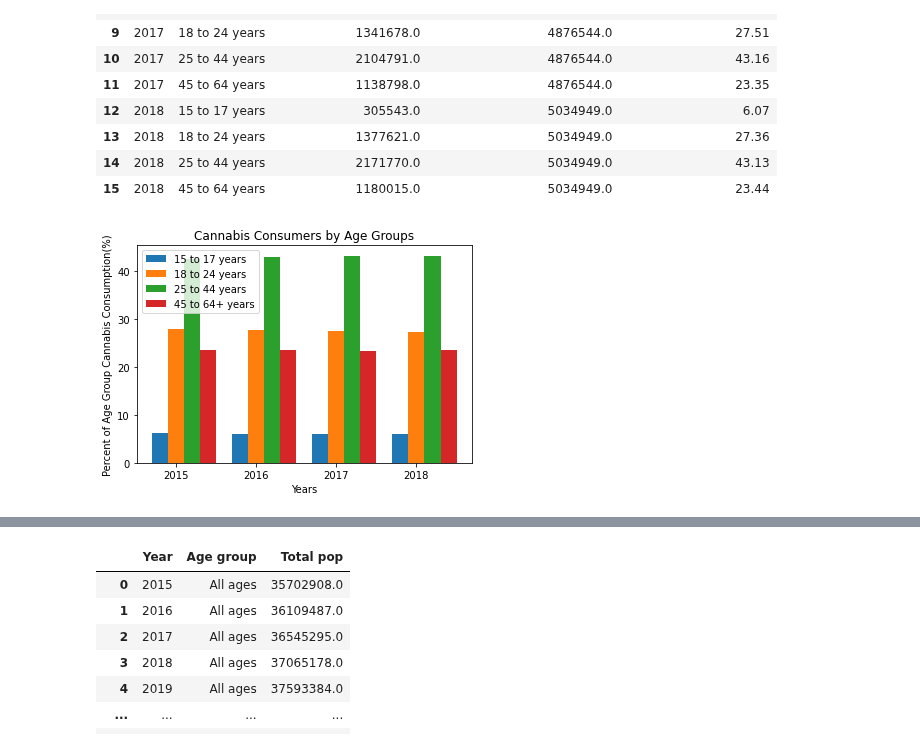
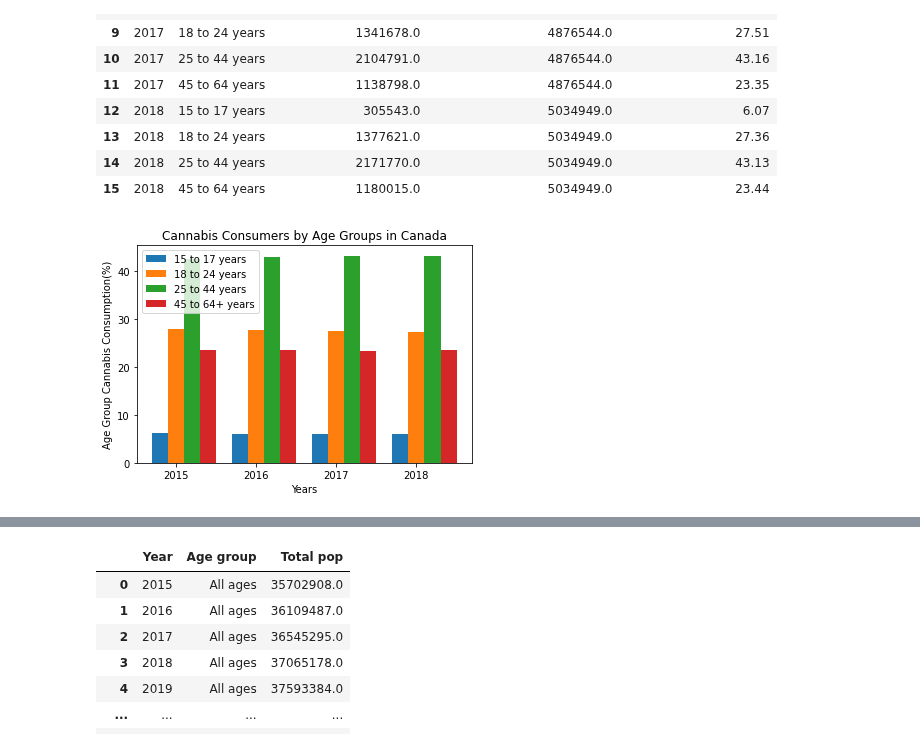
Before and after one commit to MattDavies1/Data-Bootcamp-Project, a Jupyter notebook: alc_cannabis_consumption.ipynb, the cells around one changed output, grey strips where cells are left out. Cells and saved outputs as stored; diff of their text form; code cells hidden in the pictures.

```diff
--- a/alc_cannabis_consumption.ipynb
+++ b/alc_cannabis_consumption.ipynb
@@ -230,16 +229,16 @@ bar4 = [i+w for i in bar3]
 # %%
 plt.bar(bar1,teen["Percent of age group"],w,label="15 to 17 years")
 plt.bar(bar2,young_adults["Percent of age group"],w,label="18 to 24 years")
 plt.bar(bar3,mid_adults["Percent of age group"],w,label="25 to 44 years")
 plt.bar(bar4,older_adults["Percent of age group"],w,label="45 to 64+ years")
 plt.legend(loc="best")
 plt.xticks(bar1+w,x)
-plt.ylabel("Percent of Age Group Cannabis Consumption(%)")
+plt.ylabel("Age Group Cannabis Consumption(%)")
 plt.xlabel("Years")
-plt.title("Cannabis Consumers by Age Groups")
+plt.title("Cannabis Consumers by Age Groups in Canada")
 plt.show()
 # %% [output]
-[figure, old version]
+[figure, new version]
 # %%
 df3= pd.read_csv("Resources/can_pop_15_19.csv")
 df3
```
Also changed, not shown: parts of 8 cells of this notebook, 3 other files.
